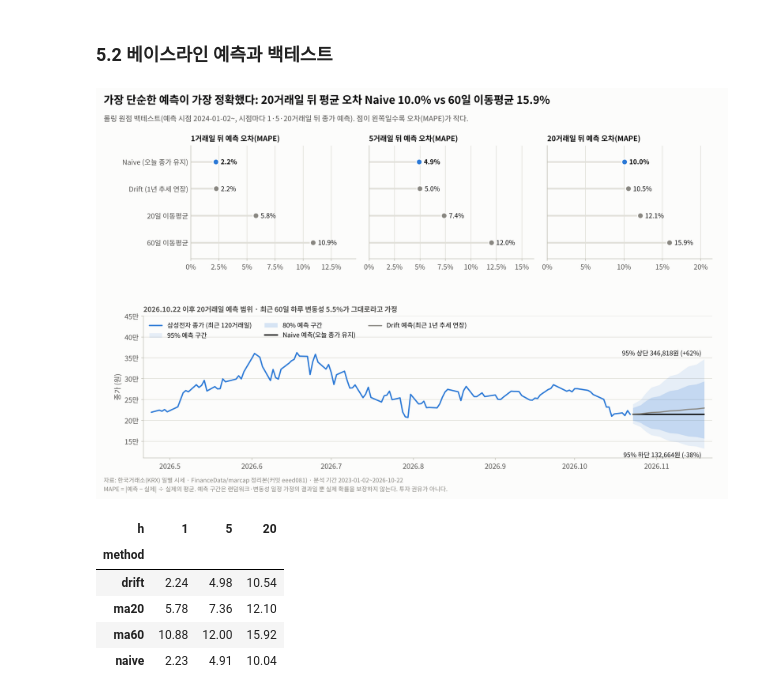
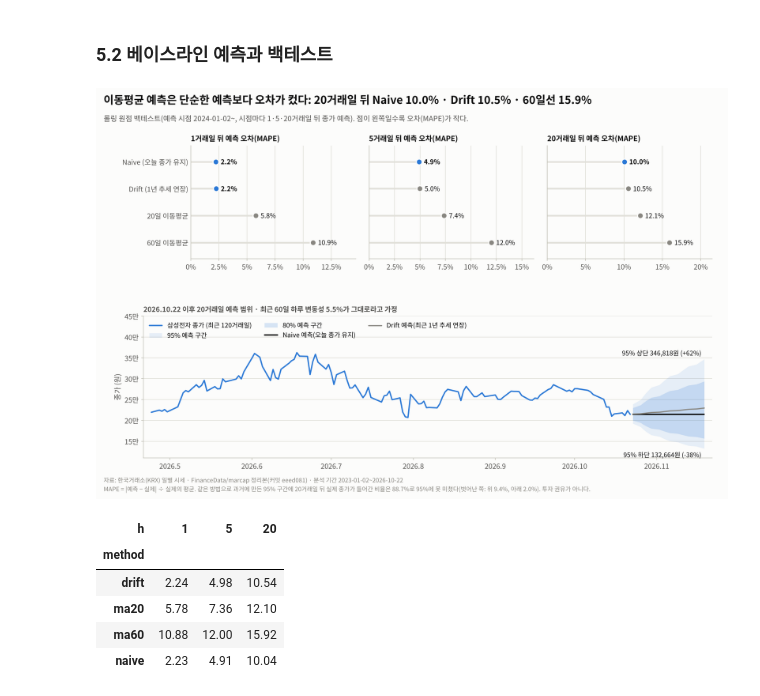
Before and after one commit to Sungtae10/codyssey-semiconductor-trend-analysis-M1-1, a Jupyter notebook: analysis.ipynb, the cells around one changed output. Drawn from its saved outputs; the diff is of its cells as text; code cells hidden in the pictures.

```diff
--- a/analysis.ipynb
+++ b/analysis.ipynb
@@ -342,11 +363,12 @@ display(Image(filename=P.fig_stl(parts, stl_info)))
 # %%
 bt = A.backtest(daily)
 bt_sum = A.backtest_summary(bt)
 fan, fan_info = A.future_fan(daily)
-display(Image(filename=P.fig_forecast(daily, bt_sum, fan, fan_info)))
+coverage = A.fan_coverage(daily)
+display(Image(filename=P.fig_forecast(daily, bt_sum, fan, fan_info, coverage)))
 bt_sum.pivot(index="method", columns="h", values="mape_pct").round(2)
 # %% [output]
-[figure, old version]
+[figure, new version]
 | h | 1 | 5 | 20 |
 | method |  |  |  |
 | drift | 2.24 | 4.98 | 10.54 |
```
Also changed, not shown: parts of 13 cells of this notebook, 26 other files.
